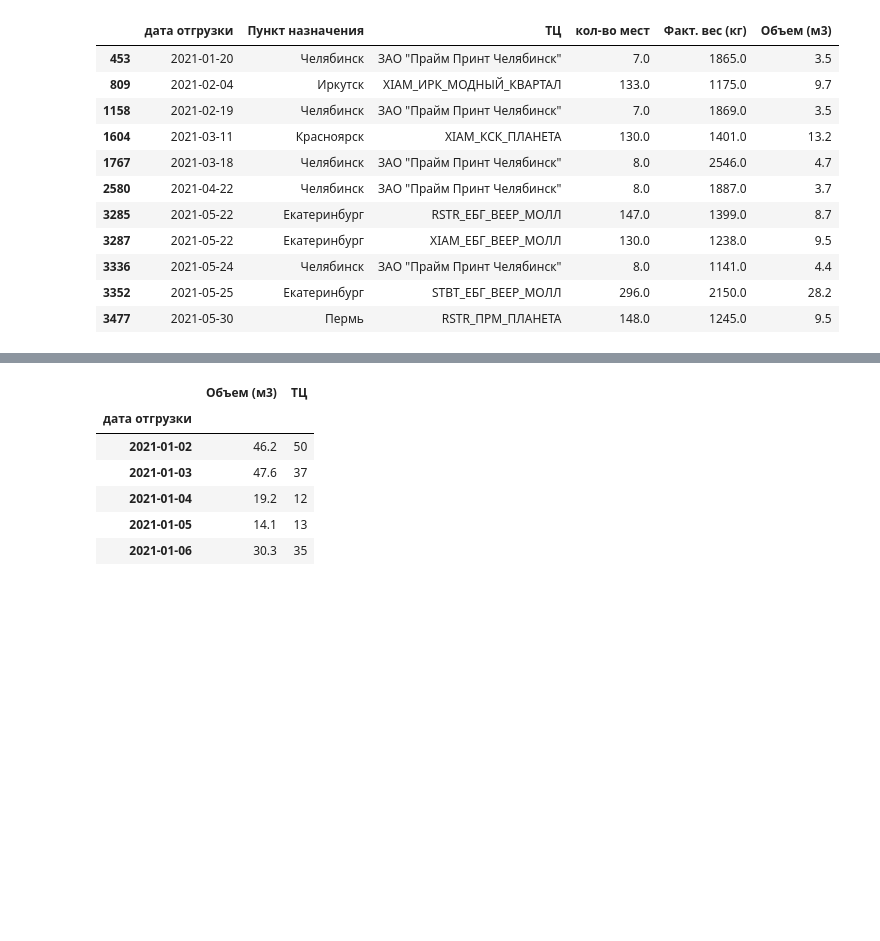
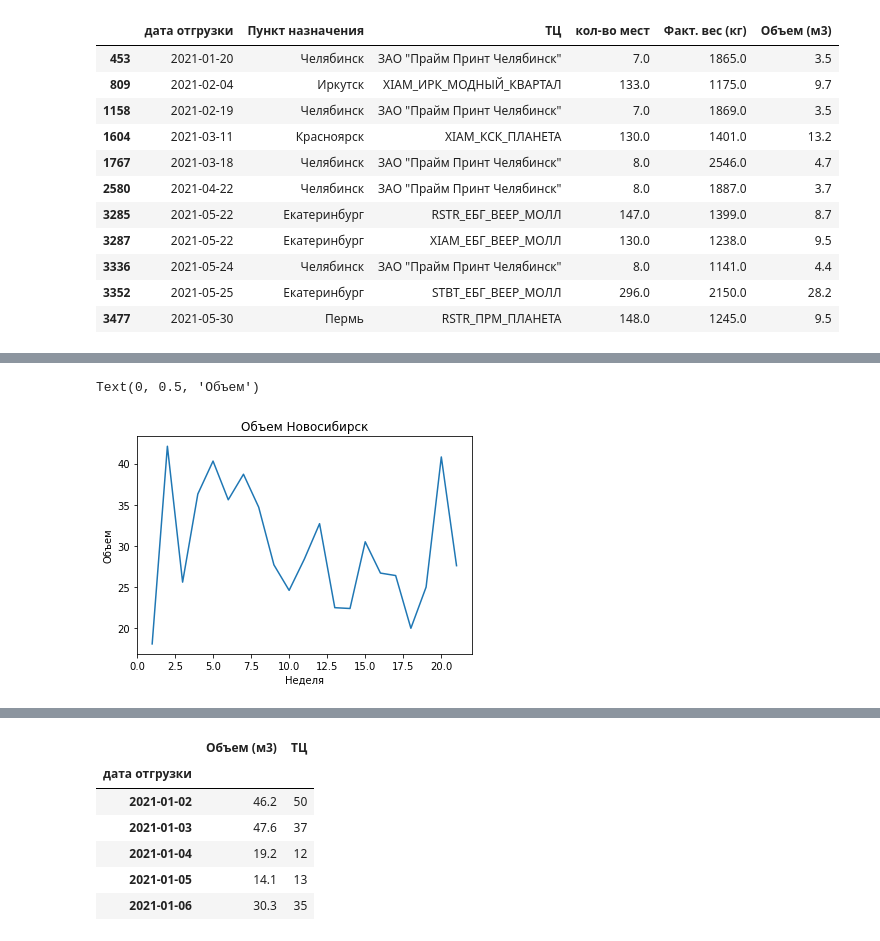
Before and after one commit to AnikanovDB/PYDA-19-hw, a Jupyter notebook: Diplom DA19.ipynb, the cells around one changed output, grey strips where cells are left out. Saved outputs shown, nothing was run; the diff lists cells and outputs as text; code cells hidden in the pictures; blank space fills up the shorter version.

```diff
--- a/Diplom DA19.ipynb
+++ b/Diplom DA19.ipynb
@@ -76,0 +160,10 @@ df[df['Факт. вес (кг)']>1000]
+# %%
+import datetime
+df['День недели'] = df['дата отгрузки'].dt.dayofweek
+days = {0:'Понедельник',1:'Вторник',2:'Среда',3:'Четверг',4:'Пятница',5:'Суббота',6:'Воскресенье'}
+df['День недели'] = df['День недели'].apply(lambda x: days[x])
+df['Номер недели'] = df['дата отгрузки'].dt.isocalendar().week
+df['Месяц'] = df['дата отгрузки'].dt.month
+months = {1:'Январь',2:'Февраль',3:'Март',4:'Апрель',5:'Май'}
+df['Месяц'] = df['Месяц'].apply(lambda x: months[x])
+df
@@ -76,0 +184,3 @@ df[df['Факт. вес (кг)']>1000]
+# %%
+Nsib=df[(df['Пункт назначения']== "Новосибирск") & (df['Номер недели'] != 53)]
+Nsib
@@ -76,0 +201,9 @@ df[df['Факт. вес (кг)']>1000]
+# %%
+import matplotlib.pyplot as plt
+plt.plot(Nsib.groupby('Номер недели')['Объем (м3)'].sum())
+plt.title('Объем Новосибирск')
+plt.xlabel('Неделя')
+plt.ylabel('Объем')
+# %% [output]
+Text(0, 0.5, 'Объем')
+[figure, added]
```
Also changed, not shown: parts of 21 cells of this notebook.
